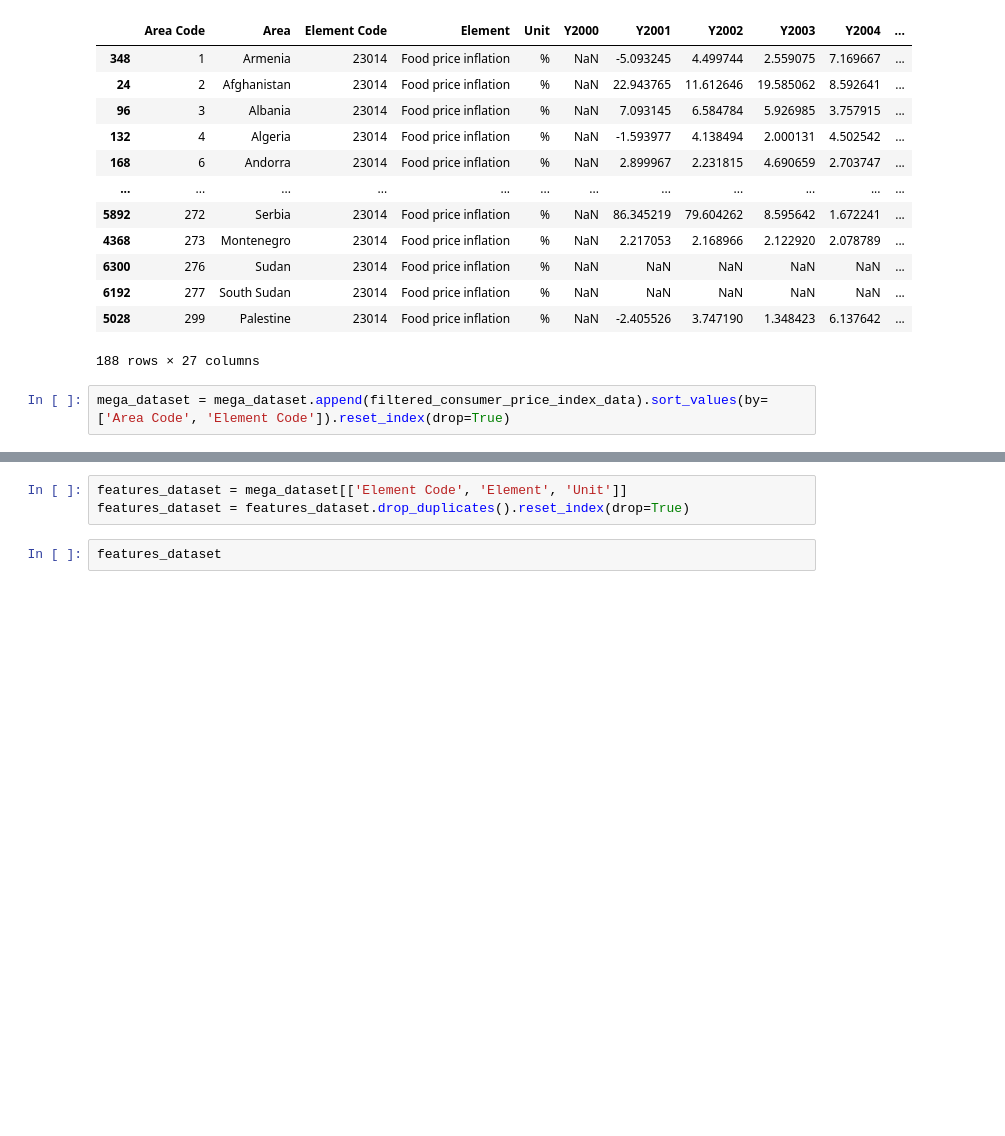
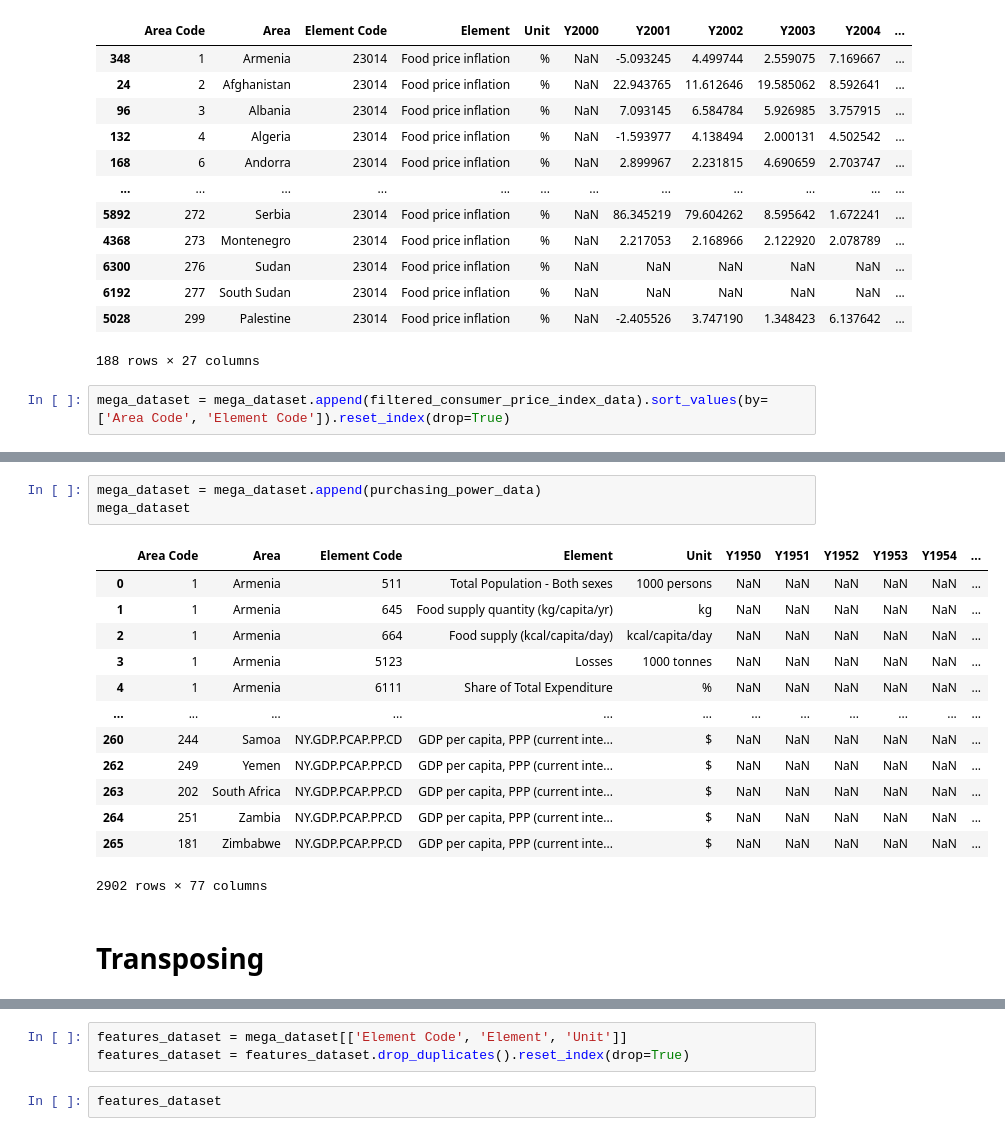
Before and after one commit to nitinjain96/food-security, a Jupyter notebook: exp/Exp003_working_towards_creating_mega_dataset.ipynb, the cells around one changed output, grey strips where cells are left out. Saved outputs shown, nothing was run; the diff lists cells and outputs as text; blank space fills up the shorter version.

```diff
--- a/exp/Exp003_working_towards_creating_mega_dataset.ipynb
+++ b/exp/Exp003_working_towards_creating_mega_dataset.ipynb
@@ -302,3 +351,22 @@ mega_dataset = mega_dataset.append(filtered_consumer_price_index_data).sort_valu
+# %%
+mega_dataset = mega_dataset.append(purchasing_power_data)
+mega_dataset
+# %% [output]
+|  | Area Code | Area | Element Code | Element | Unit | Y1950 | Y1951 | Y1952 | Y1953 | Y1954 | ... |
+| 0 | 1 | Armenia | 511 | Total Population - Both sexes | 1000 persons | NaN | NaN | NaN | NaN | NaN | ... |
+| 1 | 1 | Armenia | 645 | Food supply quantity (kg/capita/yr) | kg | NaN | NaN | NaN | NaN | NaN | ... |
+| 2 | 1 | Armenia | 664 | Food supply (kcal/capita/day) | kcal/capita/day | NaN | NaN | NaN | NaN | NaN | ... |
+| 3 | 1 | Armenia | 5123 | Losses | 1000 tonnes | NaN | NaN | NaN | NaN | NaN | ... |
+| 4 | 1 | Armenia | 6111 | Share of Total Expenditure | % | NaN | NaN | NaN | NaN | NaN | ... |
+| ... | ... | ... | ... | ... | ... | ... | ... | ... | ... | ... | ... |
+| 260 | 244 | Samoa | NY.GDP.PCAP.PP.CD | GDP per capita, PPP (current inte... | $ | NaN | NaN | NaN | NaN | NaN | ... |
+| 262 | 249 | Yemen | NY.GDP.PCAP.PP.CD | GDP per capita, PPP (current inte... | $ | NaN | NaN | NaN | NaN | NaN | ... |
+| 263 | 202 | South Africa | NY.GDP.PCAP.PP.CD | GDP per capita, PPP (current inte... | $ | NaN | NaN | NaN | NaN | NaN | ... |
+| 264 | 251 | Zambia | NY.GDP.PCAP.PP.CD | GDP per capita, PPP (current inte... | $ | NaN | NaN | NaN | NaN | NaN | ... |
+| 265 | 181 | Zimbabwe | NY.GDP.PCAP.PP.CD | GDP per capita, PPP (current inte... | $ | NaN | NaN | NaN | NaN | NaN | ... |
+2902 rows × 77 columns
+# %% [markdown]
+# Transposing
 # %%
 mega_dataset
 # %% [output]
```
Also changed, not shown: parts of 16 cells of this notebook, 3 other files.
